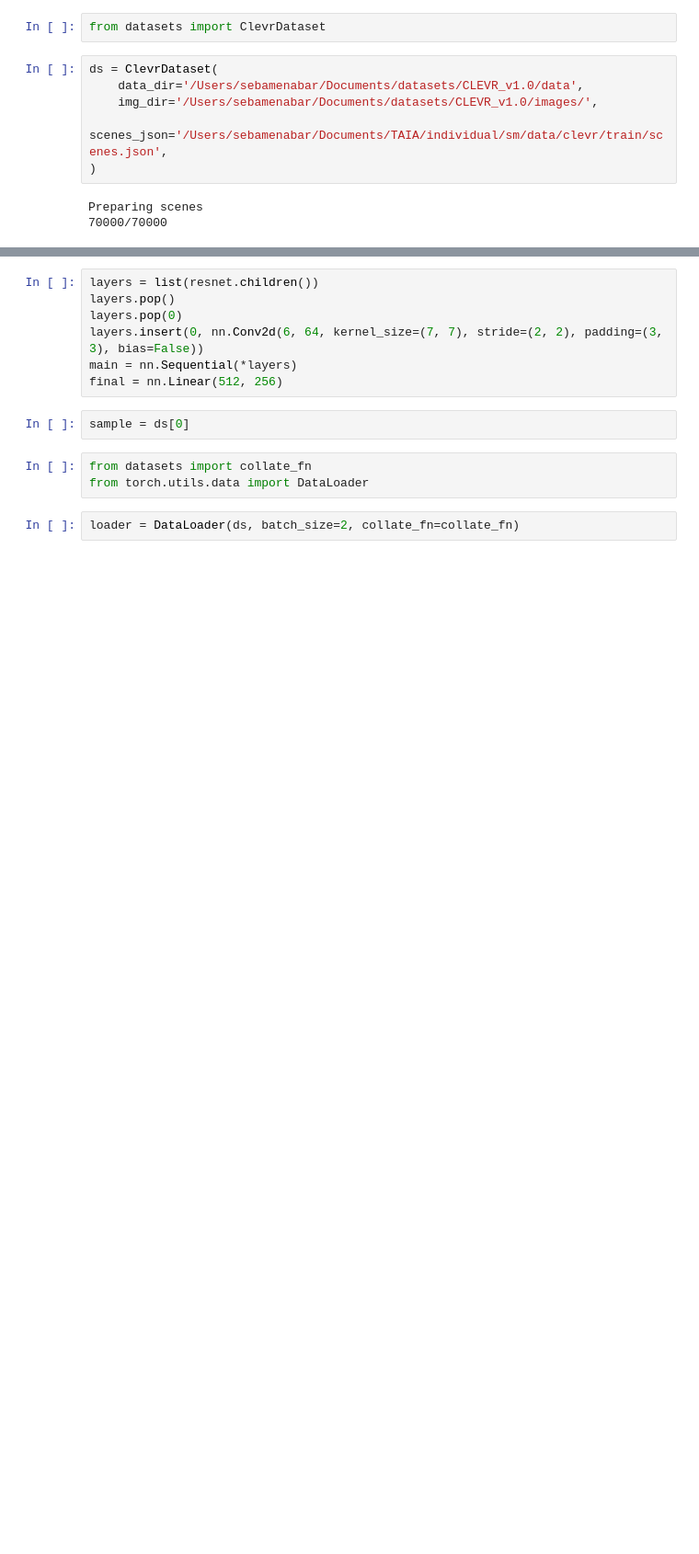
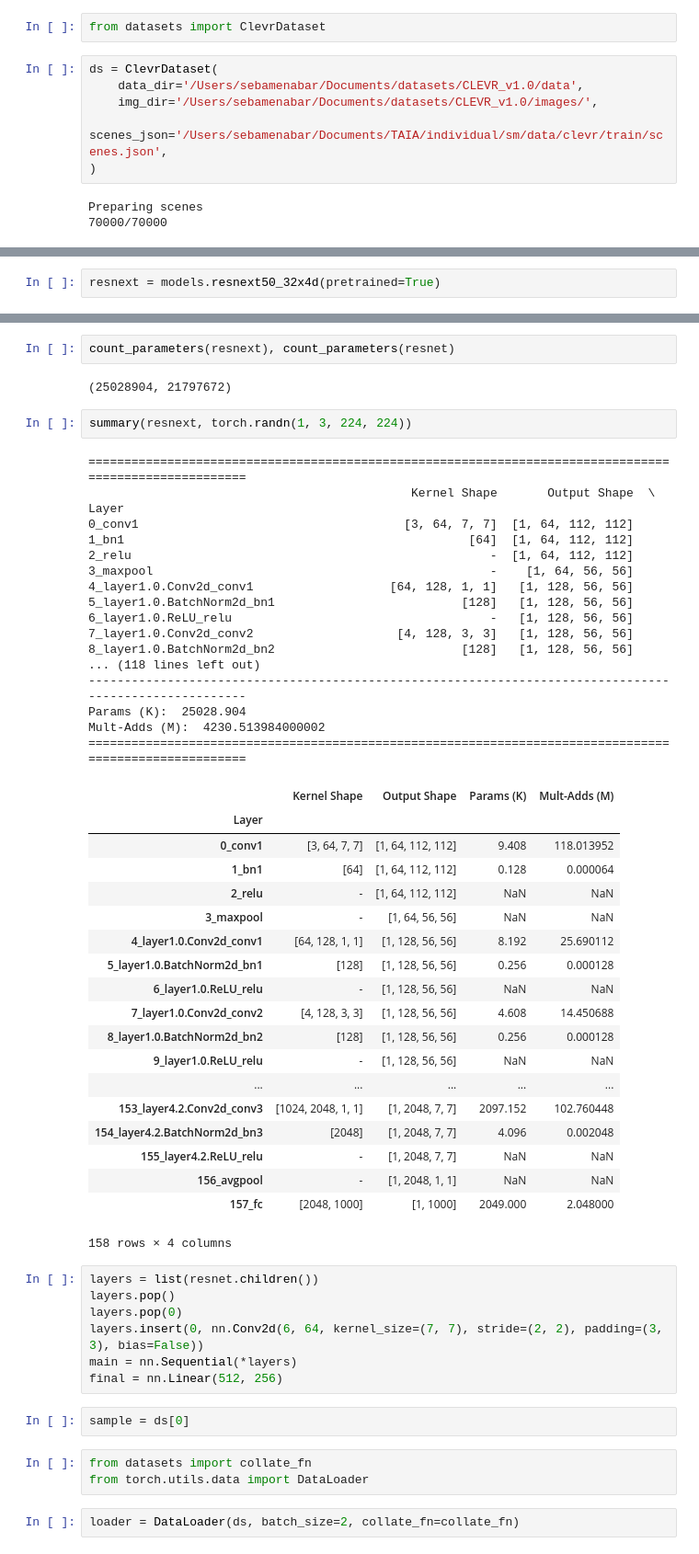
Before and after one commit to sebamenabar/Proyecto, a Jupyter notebook: pytorch-mac-network/inspect.ipynb, the cells around one changed output, grey strips where cells are left out. Shown at 92% size. Drawn from its saved outputs; the diff is of its cells as text; blank space fills up the shorter version.

```diff
--- a/pytorch-mac-network/inspect.ipynb
+++ b/pytorch-mac-network/inspect.ipynb
@@ -43,0 +59,2 @@ Preparing scenes
+# %%
+resnext = models.resnext50_32x4d(pretrained=True)
@@ -44,3 +63,46 @@ Preparing scenes
+# %%
+count_parameters(resnext), count_parameters(resnet)
+# %% [output]
+(25028904, 21797672)
+# %%
+summary(resnext, torch.randn(1, 3, 224, 224))
+# %% [output]
+=======================================================================================================
+                                             Kernel Shape       Output Shape  \
+Layer
+0_conv1                                     [3, 64, 7, 7]  [1, 64, 112, 112]
+1_bn1                                                [64]  [1, 64, 112, 112]
+2_relu                                                  -  [1, 64, 112, 112]
+3_maxpool                                               -    [1, 64, 56, 56]
+4_layer1.0.Conv2d_conv1                   [64, 128, 1, 1]   [1, 128, 56, 56]
+5_layer1.0.BatchNorm2d_bn1                          [128]   [1, 128, 56, 56]
+6_layer1.0.ReLU_relu                                    -   [1, 128, 56, 56]
+7_layer1.0.Conv2d_conv2                    [4, 128, 3, 3]   [1, 128, 56, 56]
+8_layer1.0.BatchNorm2d_bn2                          [128]   [1, 128, 56, 56]
+... (118 lines left out)
+-------------------------------------------------------------------------------------------------------
+Params (K):  25028.904
+Mult-Adds (M):  4230.513984000002
+=======================================================================================================
+|  | Kernel Shape | Output Shape | Params (K) | Mult-Adds (M) |
+| Layer |  |  |  |  |
+| 0_conv1 | [3, 64, 7, 7] | [1, 64, 112, 112] | 9.408 | 118.013952 |
+| 1_bn1 | [64] | [1, 64, 112, 112] | 0.128 | 0.000064 |
+| 2_relu | - | [1, 64, 112, 112] | NaN | NaN |
+| 3_maxpool | - | [1, 64, 56, 56] | NaN | NaN |
+| 4_layer1.0.Conv2d_conv1 | [64, 128, 1, 1] | [1, 128, 56, 56] | 8.192 | 25.690112 |
+| 5_layer1.0.BatchNorm2d_bn1 | [128] | [1, 128, 56, 56] | 0.256 | 0.000128 |
+| 6_layer1.0.ReLU_relu | - | [1, 128, 56, 56] | NaN | NaN |
+| 7_layer1.0.Conv2d_conv2 | [4, 128, 3, 3] | [1, 128, 56, 56] | 4.608 | 14.450688 |
+| 8_layer1.0.BatchNorm2d_bn2 | [128] | [1, 128, 56, 56] | 0.256 | 0.000128 |
+| 9_layer1.0.ReLU_relu | - | [1, 128, 56, 56] | NaN | NaN |
+| ... | ... | ... | ... | ... |
+| 153_layer4.2.Conv2d_conv3 | [1024, 2048, 1, 1] | [1, 2048, 7, 7] | 2097.152 | 102.760448 |
+| 154_layer4.2.BatchNorm2d_bn3 | [2048] | [1, 2048, 7, 7] | 4.096 | 0.002048 |
+| 155_layer4.2.ReLU_relu | - | [1, 2048, 7, 7] | NaN | NaN |
+| 156_avgpool | - | [1, 2048, 1, 1] | NaN | NaN |
+| 157_fc | [2048, 1000] | [1, 1000] | 2049.000 | 2.048000 |
+158 rows × 4 columns
 # %%
 layers = list(resnet.children())
 layers.pop()
```
Also changed, not shown: parts of 15 cells of this notebook, 6 other files.
